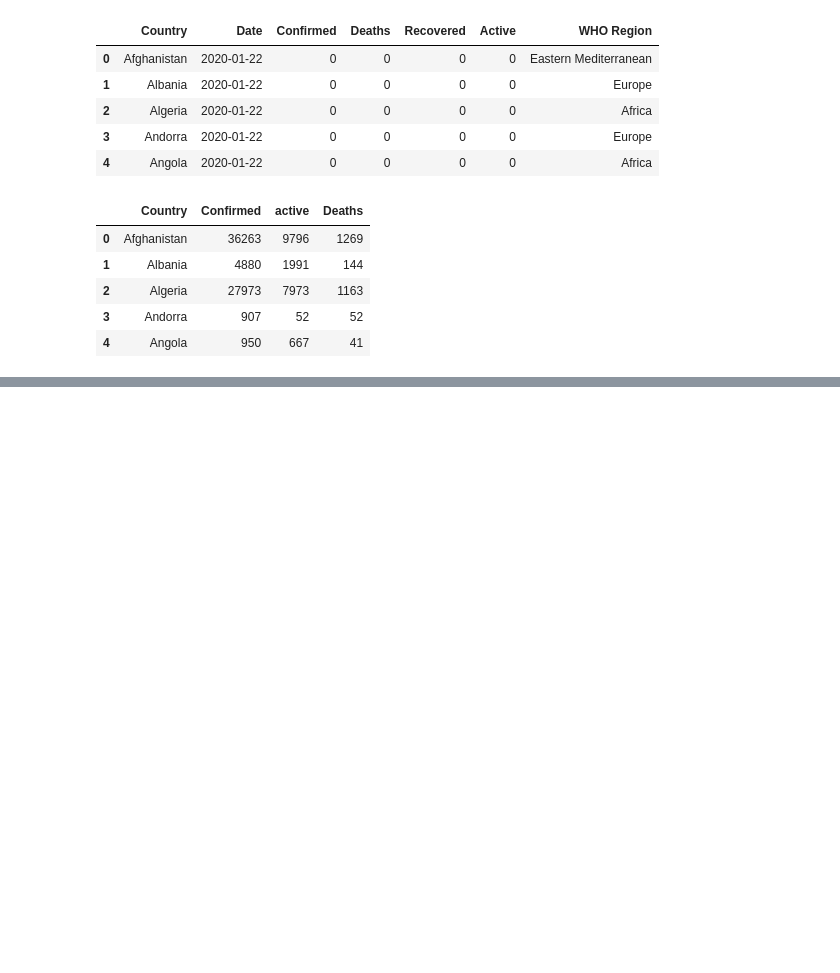
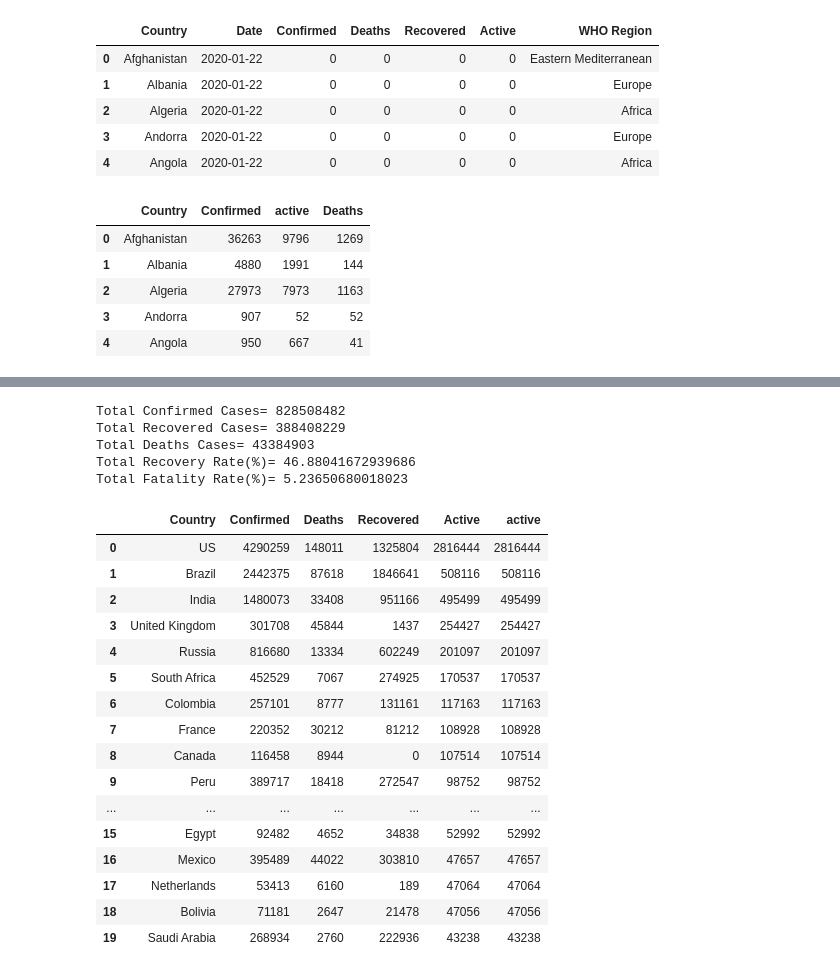
Before and after one commit to firdausmehta/COVID19-Global-Air-Quality, a Jupyter notebook: Clean_Data.ipynb, the cells around one changed output, grey strips where cells are left out. Cells and saved outputs as stored; diff of their text form; code cells hidden in the pictures; blank space fills up the shorter version.

Commit message:
Group by top 20 Countries and status of COVID infections

```diff
--- a/Clean_Data.ipynb
+++ b/Clean_Data.ipynb
@@ -78,3 +96,39 @@ figure.show()
+# %%
+#Print Output
+print ('Total Confirmed Cases = '+ str(confirmed_sum))
+print ('Total Recovered Cases = '+ str(recovered_sum))
+print ('Total Deaths Cases = '+ str(death_sum))
+print ('Total Recovery Rate(%) = '+ str(mean_recovery_rate*100))
+print ('Total Fatality Rate(%) = '+ str(mean_mortality_rate*100))
+# %% [output]
+Total Confirmed Cases= 828508482
+Total Recovered Cases= 388408229
+Total Deaths Cases= 43384903
+Total Recovery Rate(%)= 46.88041672939686
+Total Fatality Rate(%)= 5.23650680018023
+# %%
+#Group by top 20 Countries and status of COVID infections
+top = top.groupby('Country').sum()
+top_active = top.sort_values('active', ascending=False).reset_index()
+top_active.head(20).style.background_gradient(cmap='Reds')
+# %% [output]
+|  | Country | Confirmed | Deaths | Recovered | Active | active |
+| 0 | US | 4290259 | 148011 | 1325804 | 2816444 | 2816444 |
+| 1 | Brazil | 2442375 | 87618 | 1846641 | 508116 | 508116 |
+| 2 | India | 1480073 | 33408 | 951166 | 495499 | 495499 |
+| 3 | United Kingdom | 301708 | 45844 | 1437 | 254427 | 254427 |
+| 4 | Russia | 816680 | 13334 | 602249 | 201097 | 201097 |
+| 5 | South Africa | 452529 | 7067 | 274925 | 170537 | 170537 |
+| 6 | Colombia | 257101 | 8777 | 131161 | 117163 | 117163 |
+| 7 | France | 220352 | 30212 | 81212 | 108928 | 108928 |
+| 8 | Canada | 116458 | 8944 | 0 | 107514 | 107514 |
+| 9 | Peru | 389717 | 18418 | 272547 | 98752 | 98752 |
+| ... | ... | ... | ... | ... | ... | ... |
+| 15 | Egypt | 92482 | 4652 | 34838 | 52992 | 52992 |
+| 16 | Mexico | 395489 | 44022 | 303810 | 47657 | 47657 |
+| 17 | Netherlands | 53413 | 6160 | 189 | 47064 | 47064 |
+| 18 | Bolivia | 71181 | 2647 | 21478 | 47056 | 47056 |
+| 19 | Saudi Arabia | 268934 | 2760 | 222936 | 43238 | 43238 |
 # %%
 # Display an overview of the Specie column
 master_df["Specie"].unique()
```
Also changed, not shown: parts of 2 cells of this notebook.
